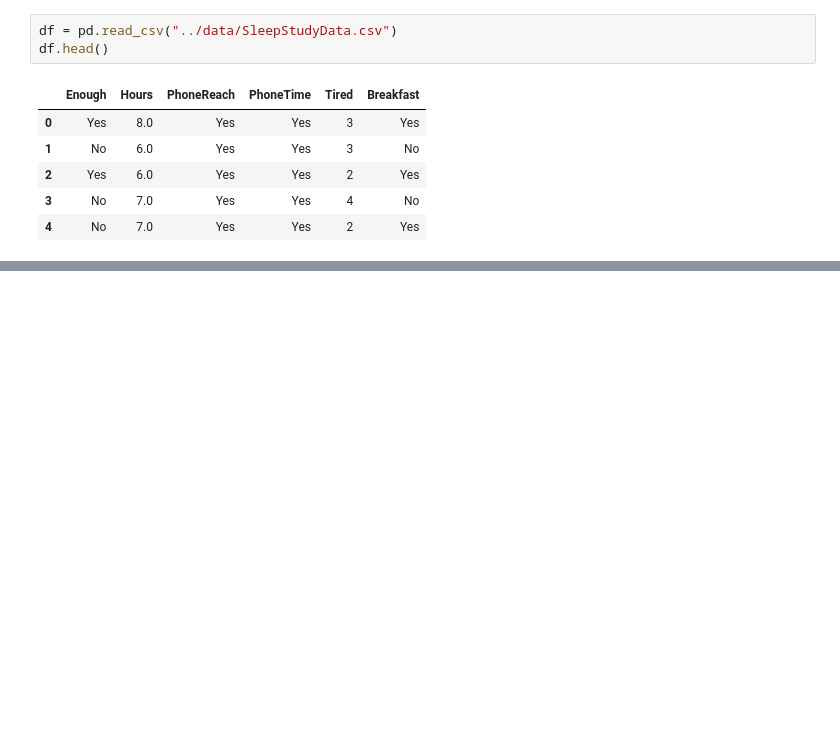
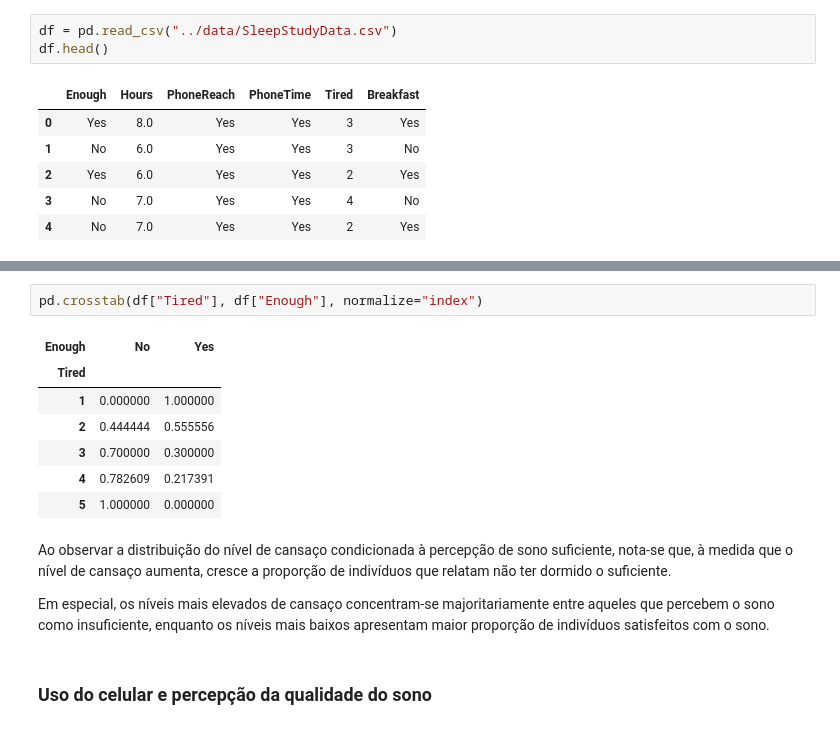
Before and after one commit to bsqrll/sleep-mental-health-pilot, a Jupyter notebook: notebooks/02_full_analysis.ipynb, the cells around one changed output, grey strips where cells are left out. Saved outputs shown, nothing was run; the diff lists cells and outputs as text; blank space fills up the shorter version.

```diff
--- a/notebooks/02_full_analysis.ipynb
+++ b/notebooks/02_full_analysis.ipynb
@@ -50,0 +212,16 @@ memory usage: 5.0 KB
+# %%
+pd.crosstab(df["Tired"], df["Enough"], normalize="index")
+# %% [output]
+| Enough | No | Yes |
+| Tired |  |  |
+| 1 | 0.000000 | 1.000000 |
+| 2 | 0.444444 | 0.555556 |
+| 3 | 0.700000 | 0.300000 |
+| 4 | 0.782609 | 0.217391 |
+| 5 | 1.000000 | 0.000000 |
+# %% [markdown]
+Ao observar a distribuição do nível de cansaço condicionada à percepção de sono suficiente, nota-se que, à medida que o nível de cansaço aumenta, cresce a proporção de indivíduos que relatam não ter dormido o suficiente.
+
+Em especial, os níveis mais elevados de cansaço concentram-se majoritariamente entre aqueles que percebem o sono como insuficiente, enquanto os níveis mais baixos apresentam maior proporção de indivíduos satisfeitos com o sono.
+# %% [markdown]
+### Uso do celular e percepção da qualidade do sono
```
Also changed, not shown: parts of 41 cells of this notebook, 1 other file.
